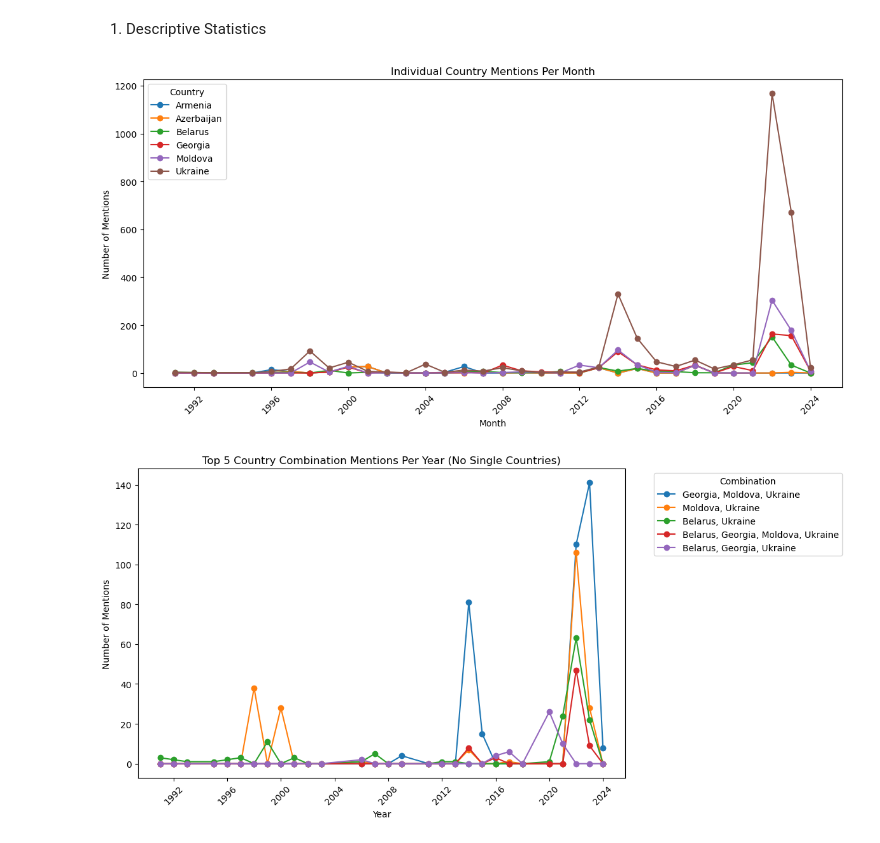
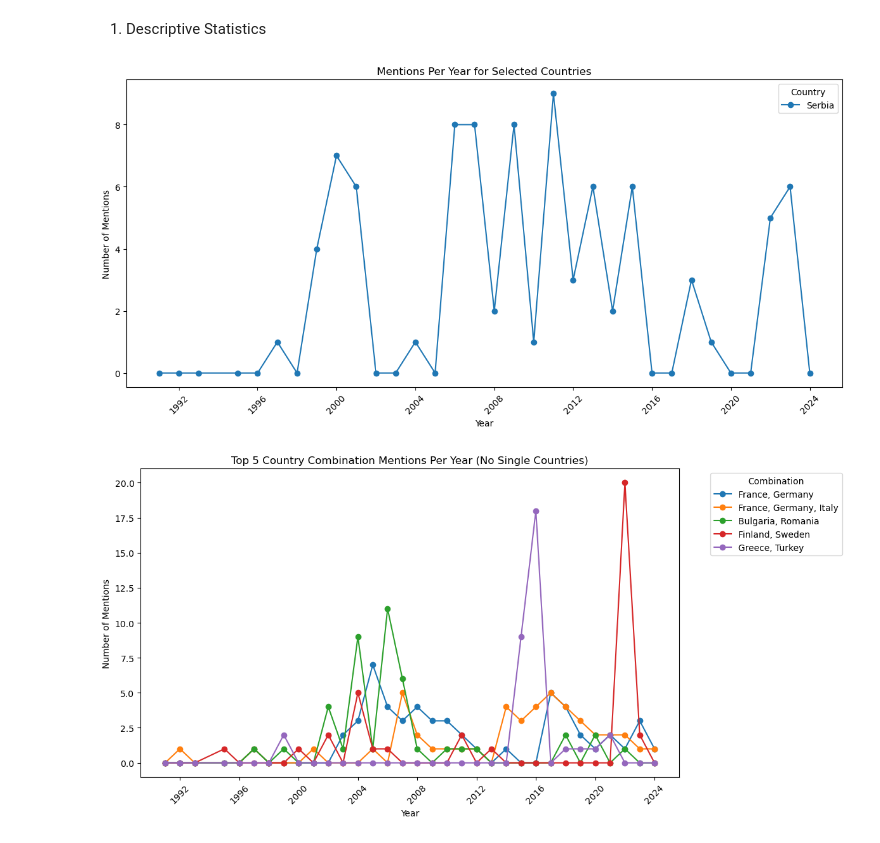
Before and after one commit to Quikii/PhD-Thesis-EU-Solidarity-Statements, a Jupyter notebook: Descriptives.ipynb, the cells around one changed output. Cells and saved outputs as stored; diff of their text form; code cells hidden in the pictures.

```diff
--- a/Descriptives.ipynb
+++ b/Descriptives.ipynb
@@ -2,7 +2,7 @@
 0. Load the Data
 # %%
 from pandas import read_csv
-df = read_csv("C:/Users/qhaskovec/OneDrive/GitHub/PhD-Thesis-EU-Solidarity-Statements/EUSpeech_translated_preprocessed.csv")
+df = read_csv("C:/Users/qhaskovec/OneDrive/GitHub/PhD-Thesis-EU-Solidarity-Statements/EUSpeech_translated_preprocessed_not_about_self.csv")
 # %% [markdown]
 1. Descriptive Statistics
 # %%
@@ -17,26 +17,29 @@ df["date"] = pd.to_datetime(df["date"])
 # Plot 1: Mentions of individual countries per month
 # -------------------------------
 
-# Split the "matched_keyword" string into a list and then explode to have one country per row.
+# Split "matched_keyword" into lists and explode
 df_exploded = df.copy()
 df_exploded["country"] = df_exploded["matched_keyword"].str.split(r",\s*")
 df_exploded = df_exploded.explode("country")
 
-# Group by month and country.
-# Using dt.to_period('M') converts the dates to monthly periods; then .dt.to_timestamp() converts it back to a datetime for plotting.
+# Group by year and country
 individual_counts = (
     df_exploded.groupby([df_exploded["date"].dt.to_period("Y").dt.to_timestamp(), "country"])
                .size()
                .unstack(fill_value=0)
 )
 
-# Plot each country's mentions over time (by month).
+# 🔍 Filter to selected countries
+selected_countries = ["Serbia"]  # change as needed
+filtered_counts = individual_counts[selected_countries]
+
+# Plot
 plt.figure(figsize=(12, 6))
-for country in individual_counts.columns:
-    plt.plot(individual_counts.index, individual_counts[country], marker="o", label=country)
-plt.xlabel("Month")
+for country in selected_countries:
+    plt.plot(filtered_counts.index, filtered_counts[country], marker="o", label=country)
+plt.xlabel("Year")
 plt.ylabel("Number of Mentions")
-plt.title("Individual Country Mentions Per Month")
+plt.title("Mentions Per Year for Selected Countries")
 plt.xticks(rotation=45)
 plt.legend(title="Country")
 plt.tight_layout()
@@ -61,32 +64,32 @@ def sorted_combination(matched):
 
 # Create a new column for the sorted combination.
 df["combination"] = df["matched_keyword"].apply(sorted_combination)
 
 # Filter out single-country combinations (those without a comma).
 df_multi = df[df["combination"].apply(lambda x: x is not None and "," in x)]
 
 # Group by year and combination.
 combination_counts = (
     df_multi.groupby([df_multi["date"].dt.to_period("Y").dt.to_timestamp(), "combination"])
           .size()
           .unstack(fill_value=0)
 )
 
 # Select the top 5 most common combinations overall.
 top_combinations = combination_counts.sum().sort_values(ascending=False).head(5).index
 combination_counts_top = combination_counts[top_combinations]
 
 # Plot the top 5 combinations over time (by year).
 plt.figure(figsize=(12, 6))
 for combo in combination_counts_top.columns:
     plt.plot(combination_counts_top.index, combination_counts_top[combo], marker="o", label=combo)
 plt.xlabel("Year")
 plt.ylabel("Number of Mentions")
 plt.title("Top 5 Country Combination Mentions Per Year (No Single Countries)")
 plt.xticks(rotation=45)
 plt.legend(title="Combination", bbox_to_anchor=(1.05, 1), loc="upper left")
 plt.tight_layout()
 plt.show()
 # %% [output]
-[figure, old version]
+[figure, new version]
-[figure, old version]
+[figure, new version]
```
Also changed, not shown: parts of 1 cell of this notebook, 3 other files.
